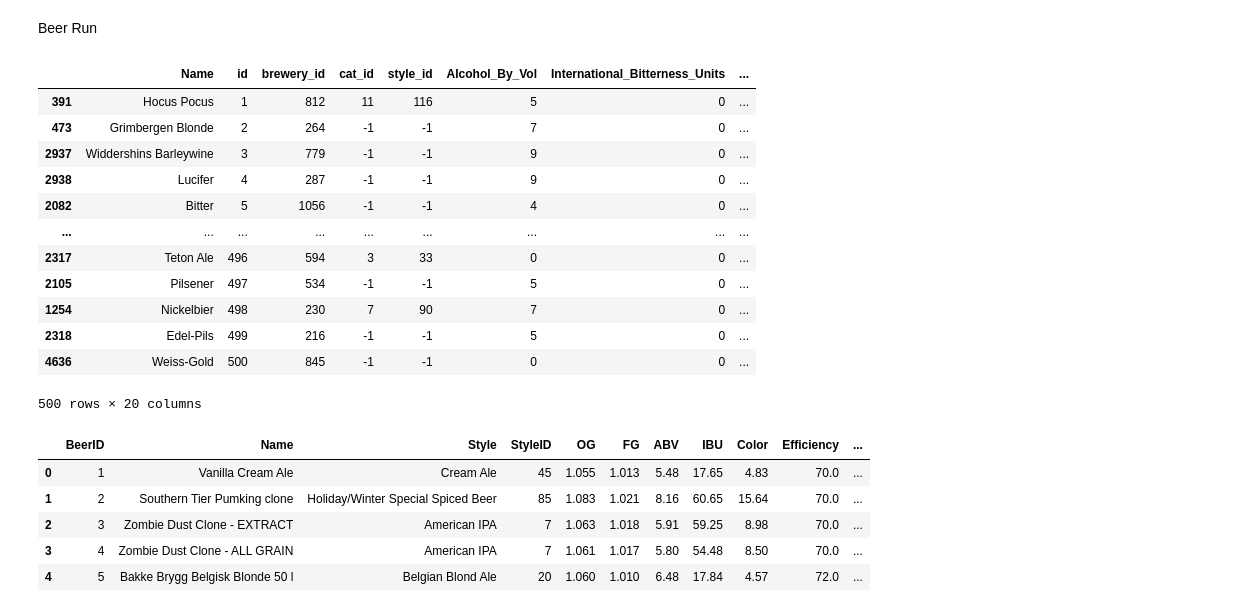
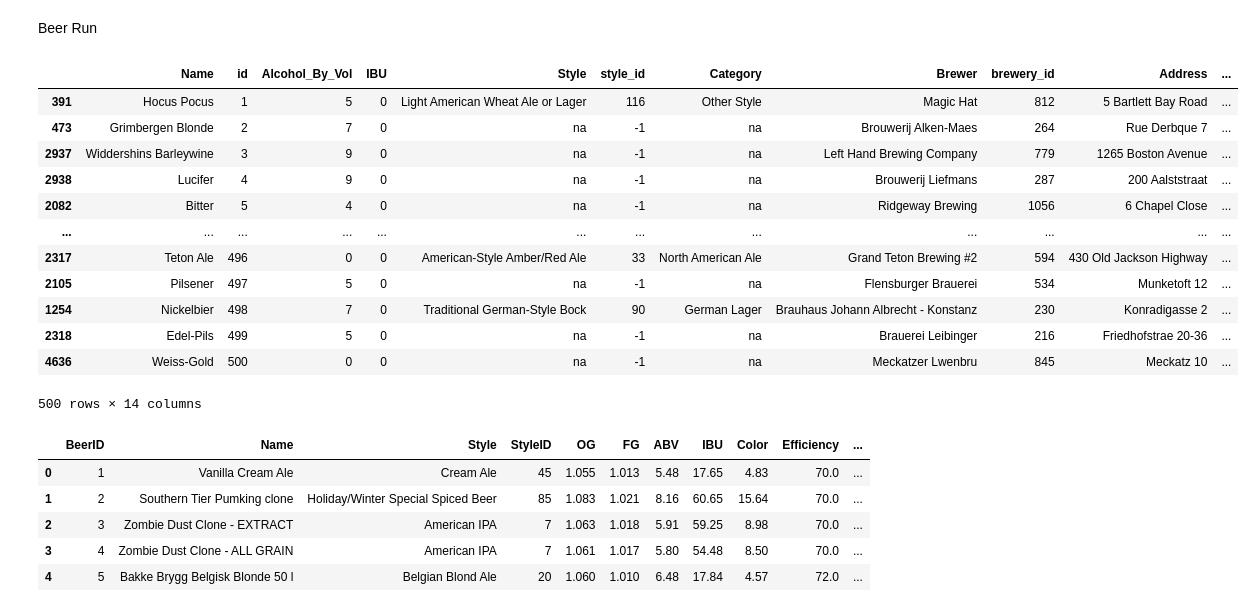
Before and after one commit to j1-aggie/Beers-of-the-USA, a Jupyter notebook: Analysis_JMJ.ipynb, the cells around one changed output. Cells and saved outputs as stored; diff of their text form; code cells hidden in the pictures.

```diff
--- a/Analysis_JMJ.ipynb
+++ b/Analysis_JMJ.ipynb
@@ -41,24 +41,24 @@ GlobalBeer_df = pd.read_csv('data/open-beer-database.csv')
 with codecs.open("data/recipeData.csv", "r",encoding='utf-8', errors='ignore') as fdata:
     brrecipe_df = pd.read_csv(fdata)
 # %%
-targetColumns = ["Name", "id", "Alcohol_By_Vol", "International_Bitterness_Units", "Style", "style_id", "Category","Brewer","brewery_id", "Address", "City", "State", "Country", "Coordinates"]
-GlobalBeer_df = GlobalBeer_df[targetColumns]
-GlobalBeer_df = GlobalBeer.drop_duplicates(subset=['id'])
-GlobalBeer_df.sort_values(by=["id"]).head(500)
+targetColumns = ["Name", "id", "Alcohol_By_Vol", "IBU", "Style", "style_id", "Category","Brewer","brewery_id", "Address", "City", "State", "Country", "Coordinates"]
+openBeer_df = GlobalBeer_df[targetColumns]
+openBeer_df = openBeer_df.drop_duplicates(subset=['id'])
+openBeer_df.sort_values(by=["id"]).head(500)
 # %% [output]
-|  | Name | id | brewery_id | cat_id | style_id | Alcohol_By_Vol | International_Bitterness_Units | ... |
-| 391 | Hocus Pocus | 1 | 812 | 11 | 116 | 5 | 0 | ... |
-| 473 | Grimbergen Blonde | 2 | 264 | -1 | -1 | 7 | 0 | ... |
-| 2937 | Widdershins Barleywine | 3 | 779 | -1 | -1 | 9 | 0 | ... |
-| 2938 | Lucifer | 4 | 287 | -1 | -1 | 9 | 0 | ... |
-| 2082 | Bitter | 5 | 1056 | -1 | -1 | 4 | 0 | ... |
-| ... | ... | ... | ... | ... | ... | ... | ... | ... |
-| 2317 | Teton Ale | 496 | 594 | 3 | 33 | 0 | 0 | ... |
-| 2105 | Pilsener | 497 | 534 | -1 | -1 | 5 | 0 | ... |
-| 1254 | Nickelbier | 498 | 230 | 7 | 90 | 7 | 0 | ... |
-| 2318 | Edel-Pils | 499 | 216 | -1 | -1 | 5 | 0 | ... |
-| 4636 | Weiss-Gold | 500 | 845 | -1 | -1 | 0 | 0 | ... |
+|  | Name | id | Alcohol_By_Vol | IBU | Style | style_id | Category | Brewer | brewery_id | Address | ... |
+| 391 | Hocus Pocus | 1 | 5 | 0 | Light American Wheat Ale or Lager | 116 | Other Style | Magic Hat | 812 | 5 Bartlett Bay Road | ... |
+| 473 | Grimbergen Blonde | 2 | 7 | 0 | na | -1 | na | Brouwerij Alken-Maes | 264 | Rue Derbque 7 | ... |
+| 2937 | Widdershins Barleywine | 3 | 9 | 0 | na | -1 | na | Left Hand Brewing Company | 779 | 1265 Boston Avenue | ... |
+| 2938 | Lucifer | 4 | 9 | 0 | na | -1 | na | Brouwerij Liefmans | 287 | 200 Aalststraat | ... |
+| 2082 | Bitter | 5 | 4 | 0 | na | -1 | na | Ridgeway Brewing | 1056 | 6 Chapel Close | ... |
+| ... | ... | ... | ... | ... | ... | ... | ... | ... | ... | ... | ... |
+| 2317 | Teton Ale | 496 | 0 | 0 | American-Style Amber/Red Ale | 33 | North American Ale | Grand Teton Brewing #2 | 594 | 430 Old Jackson Highway | ... |
+| 2105 | Pilsener | 497 | 5 | 0 | na | -1 | na | Flensburger Brauerei | 534 | Munketoft 12 | ... |
+| 1254 | Nickelbier | 498 | 7 | 0 | Traditional German-Style Bock | 90 | German Lager | Brauhaus Johann Albrecht - Konstanz | 230 | Konradigasse 2 | ... |
+| 2318 | Edel-Pils | 499 | 5 | 0 | na | -1 | na | Brauerei Leibinger | 216 | Friedhofstrae 20-36 | ... |
+| 4636 | Weiss-Gold | 500 | 0 | 0 | na | -1 | na | Meckatzer Lwenbru | 845 | Meckatz 10 | ... |
-500 rows × 20 columns
+500 rows × 14 columns
 # %%
 #brrecipe.describe()
 # %%
```
Also changed, not shown: parts of 11 cells of this notebook, 6 other files.
